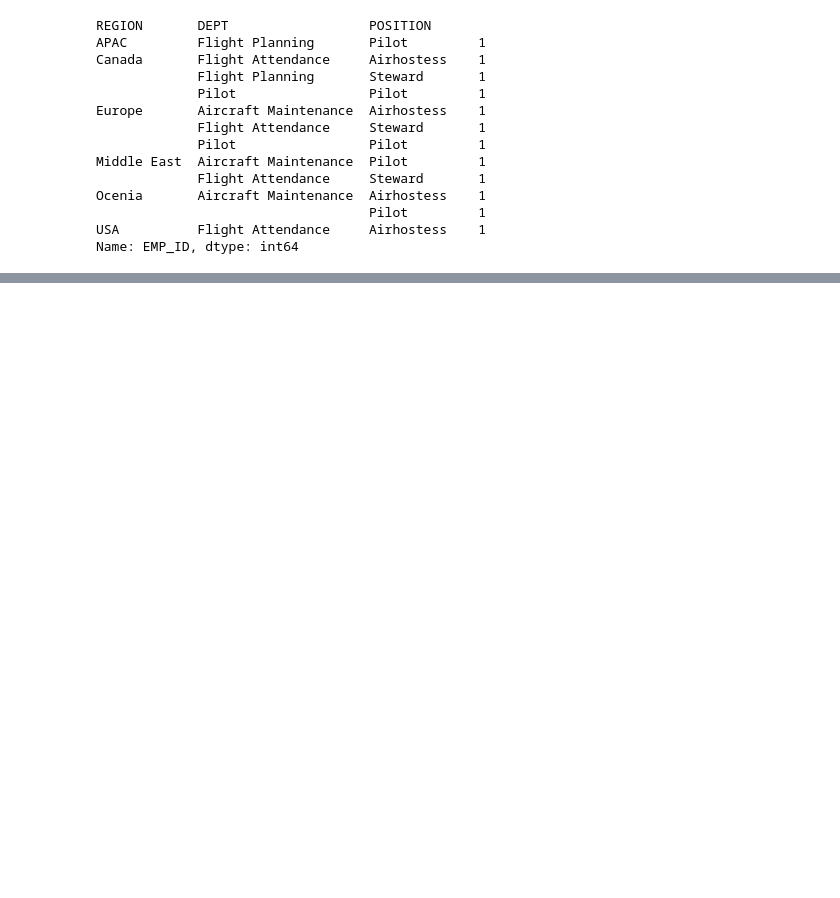
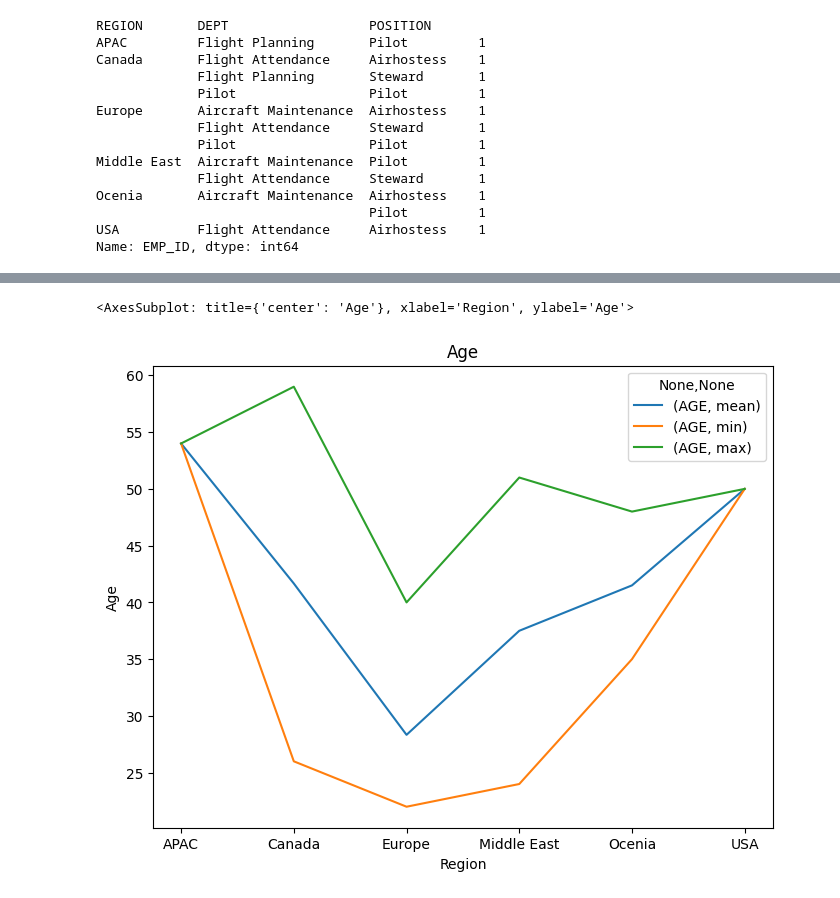
Before and after one commit to devmountaintechfest/hackathon-season2, a Jupyter notebook: src/vistualize.ipynb, the cells around one changed output, grey strips where cells are left out. Saved outputs shown, nothing was run; the diff lists cells and outputs as text; code cells hidden in the pictures; blank space fills up the shorter version.

```diff
--- a/src/vistualize.ipynb
+++ b/src/vistualize.ipynb
@@ -63,0 +69,5 @@ Name: EMP_ID, dtype: int64
+# %%
+devclubDf["BIRTHDAY"]= pd.to_datetime(devclubDf["BIRTHDAY"])
+devclubDf["TODAY"] = pd.to_datetime("today")
+devclubDf["AGE"]=((devclubDf["TODAY"]-devclubDf["BIRTHDAY"])/ np.timedelta64(1, 'Y')).apply(np.floor)
+devclubDf
@@ -63,0 +100,5 @@ Name: EMP_ID, dtype: int64
+# %%
+devclubDf.groupby(["REGION"]).agg({'AGE':['mean','min','max']}).plot(kind='line', figsize=(8, 6), title='Age', xlabel='Region', ylabel='Age', rot=0)
+# %% [output]
+<AxesSubplot: title={'center': 'Age'}, xlabel='Region', ylabel='Age'>
+[figure, added]
```
Also changed, not shown: parts of 4 cells of this notebook.
